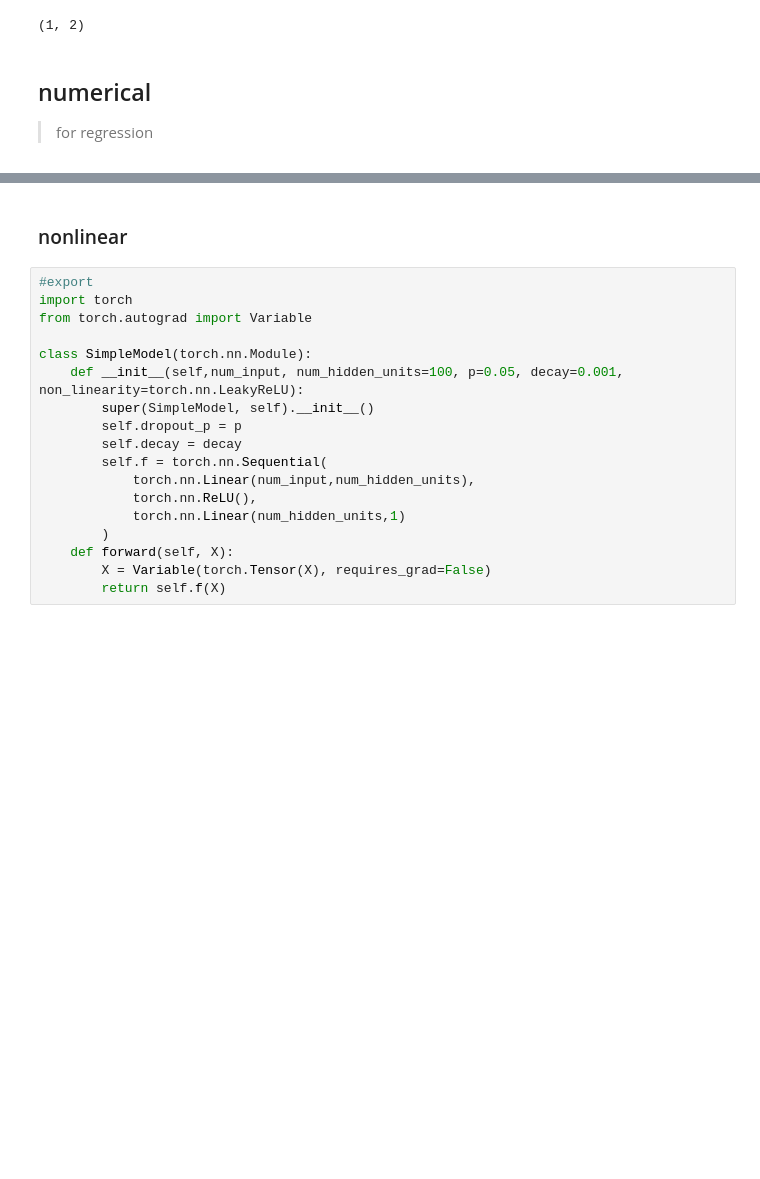
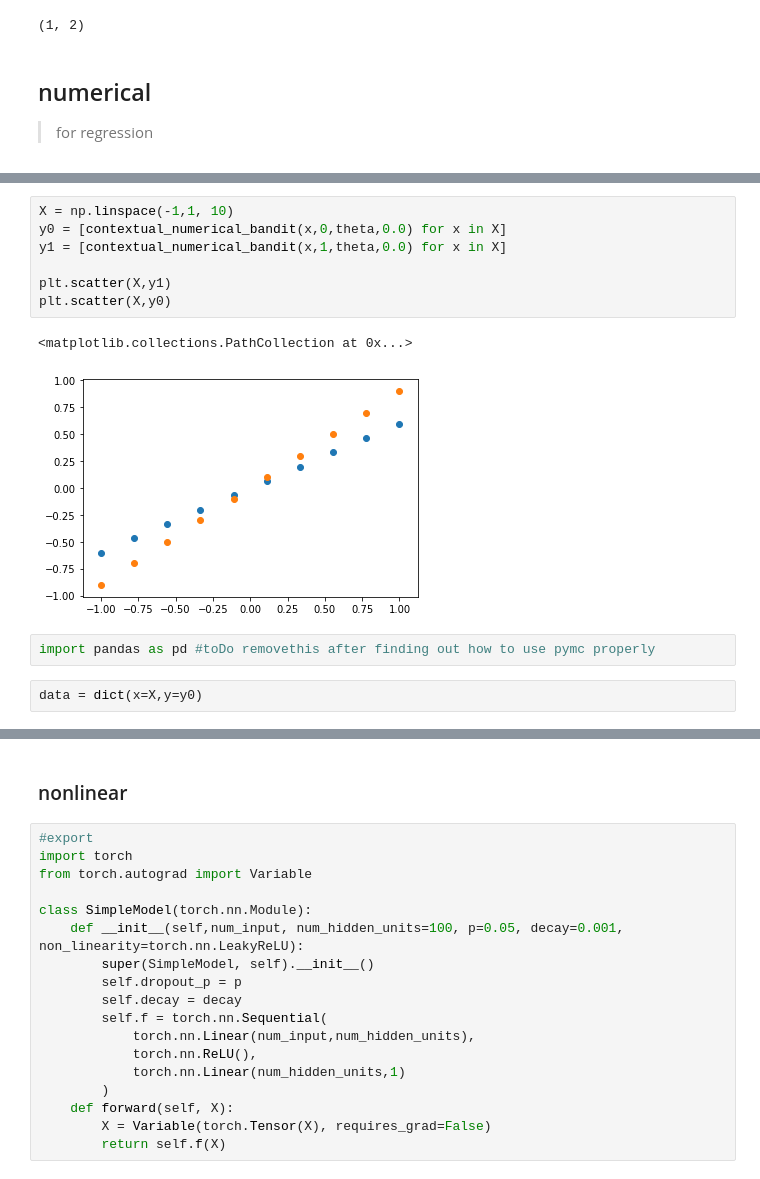
Before and after one commit to wooohoooo/thompson_sampling, a Jupyter notebook: 02_models.ipynb, the cells around one changed output, grey strips where cells are left out. Drawn from its saved outputs; the diff is of its cells as text; blank space fills up the shorter version.

```diff
--- a/02_models.ipynb
+++ b/02_models.ipynb
@@ -295,0 +243,14 @@ class BayesLinReg(object):
+# %%
+X = np.linspace(-1,1, 10)
+y0 = [contextual_numerical_bandit(x,0,theta,0.0) for x in X]
+y1 = [contextual_numerical_bandit(x,1,theta,0.0) for x in X]
+
+plt.scatter(X,y1)
+plt.scatter(X,y0)
+# %% [output]
+<matplotlib.collections.PathCollection at 0x...>
+[figure, added]
+# %%
+import pandas as pd #toDo removethis after finding out how to use pymc properly
+# %%
+data = dict(x=X,y=y0)
```
Also changed, not shown: parts of 7 cells of this notebook, 5 other files.
